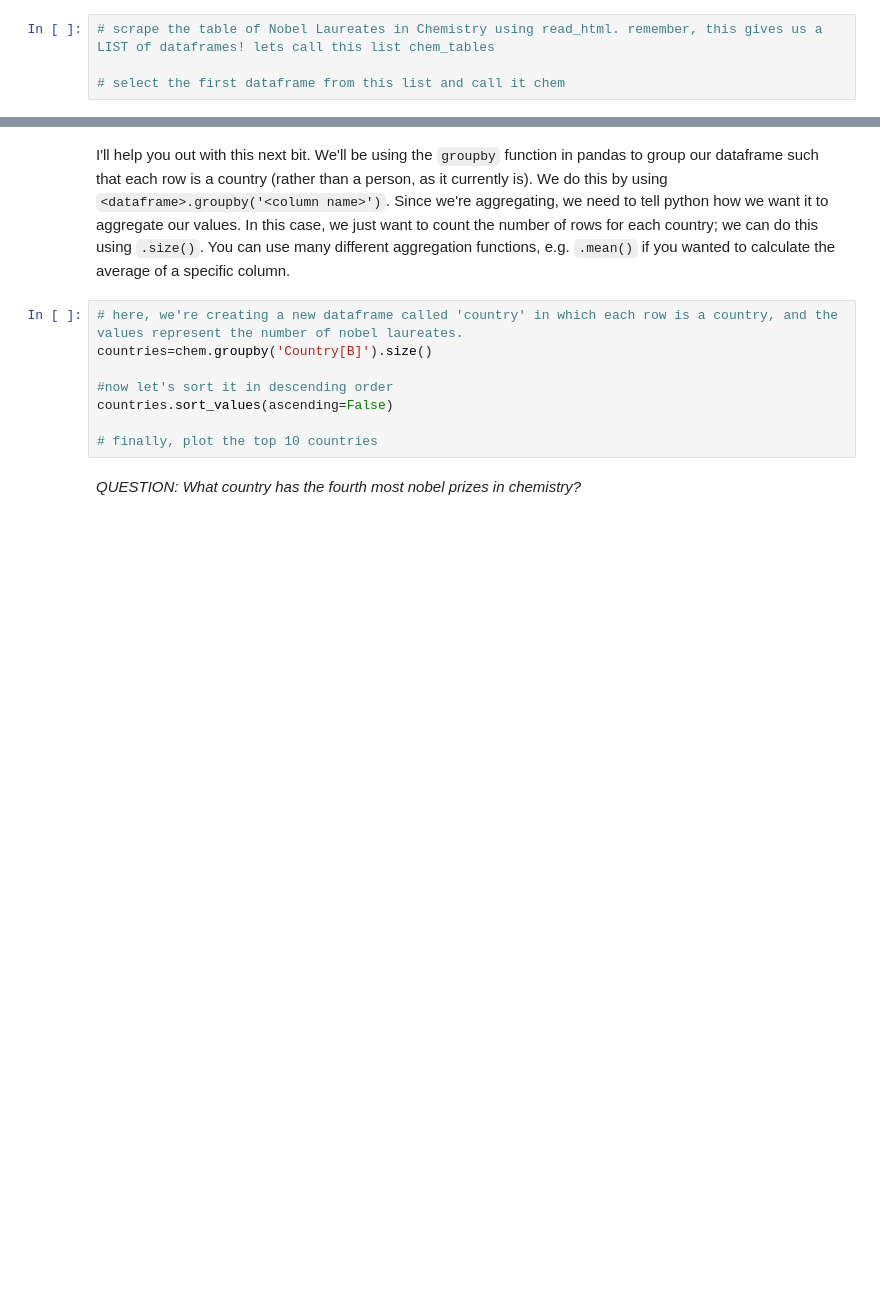
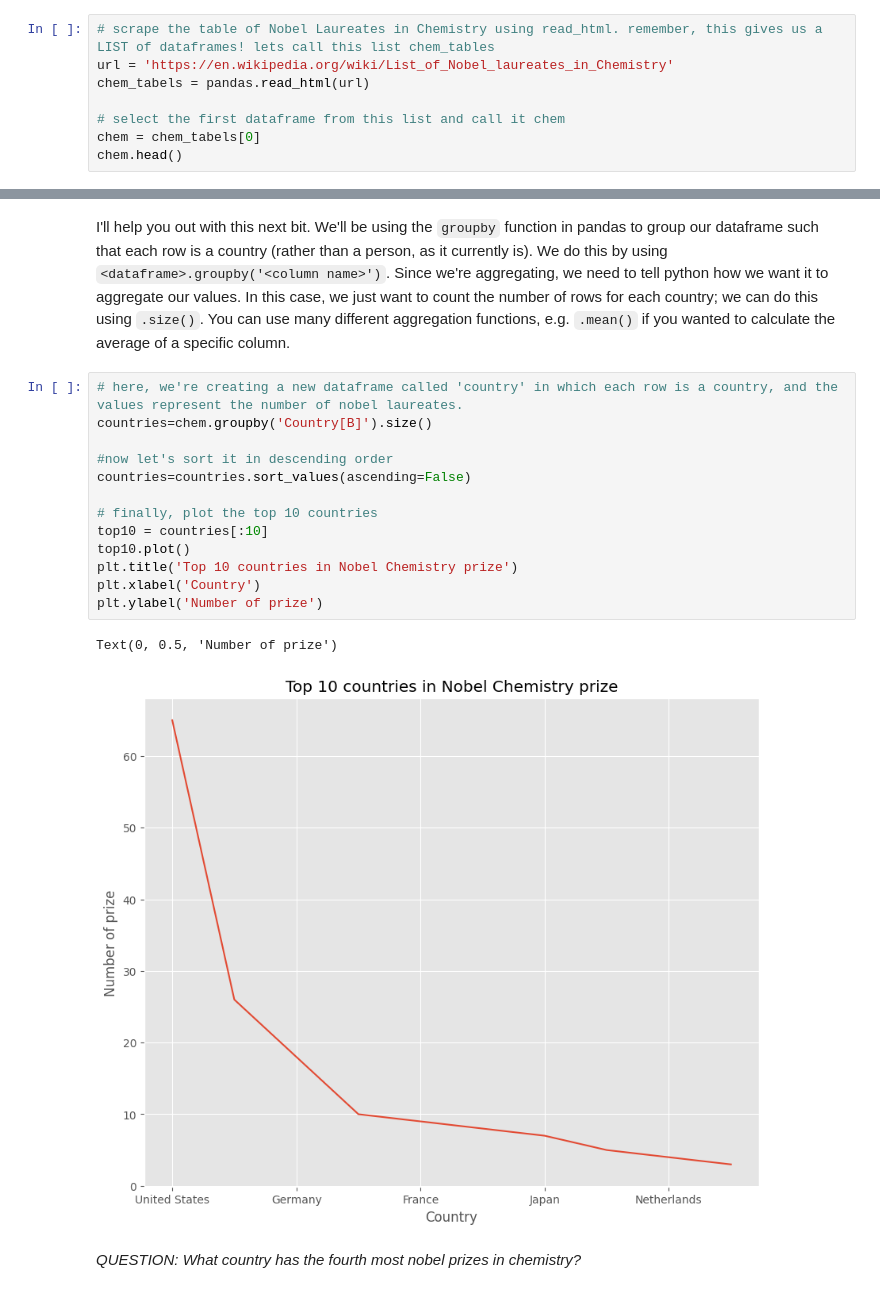
Before and after one commit to Xiaoyue-Zhou/QM2, a Jupyter notebook: notebooks/W02. Pandas.ipynb, the cells around one changed output, grey strips where cells are left out. Drawn from its saved outputs; the diff is of its cells as text; blank space fills up the shorter version.

```diff
--- a/notebooks/W02. Pandas.ipynb
+++ b/notebooks/W02. Pandas.ipynb
@@ -474,5 +498,9 @@ And there we have it; a nicely formatted dataframe ready for analysis, straight
 Using the following URL https://en.wikipedia.org/wiki/List_of_Nobel_laureates_in_Chemistry create a plot of the top 10 countries in terms of nobel laureates. First, follow the steps below:
 # %%
 # scrape the table of Nobel Laureates in Chemistry using read_html. remember, this gives us a LIST of dataframes! lets call this list chem_tables
+url = 'https://en.wikipedia.org/wiki/List_of_Nobel_laureates_in_Chemistry'
+chem_tabels = pandas.read_html(url)
 
 # select the first dataframe from this list and call it chem
+chem = chem_tabels[0]
+chem.head()
@@ -481,10 +516,18 @@ I'll help you out with this next bit. We'll be using the `groupby` function in p
 # %%
 # here, we're creating a new dataframe called 'country' in which each row is a country, and the values represent the number of nobel laureates.
 countries=chem.groupby('Country[B]').size()
 
 #now let's sort it in descending order
-countries.sort_values(ascending=False)
+countries=countries.sort_values(ascending=False)
 
 # finally, plot the top 10 countries
+top10 = countries[:10]
+top10.plot()
+plt.title('Top 10 countries in Nobel Chemistry prize')
+plt.xlabel('Country')
+plt.ylabel('Number of prize')
+# %% [output]
+Text(0, 0.5, 'Number of prize')
+[figure, added]
 # %% [markdown]
 *QUESTION: What country has the fourth most nobel prizes in chemistry?*
```
Also changed, not shown: parts of 5 cells of this notebook.
